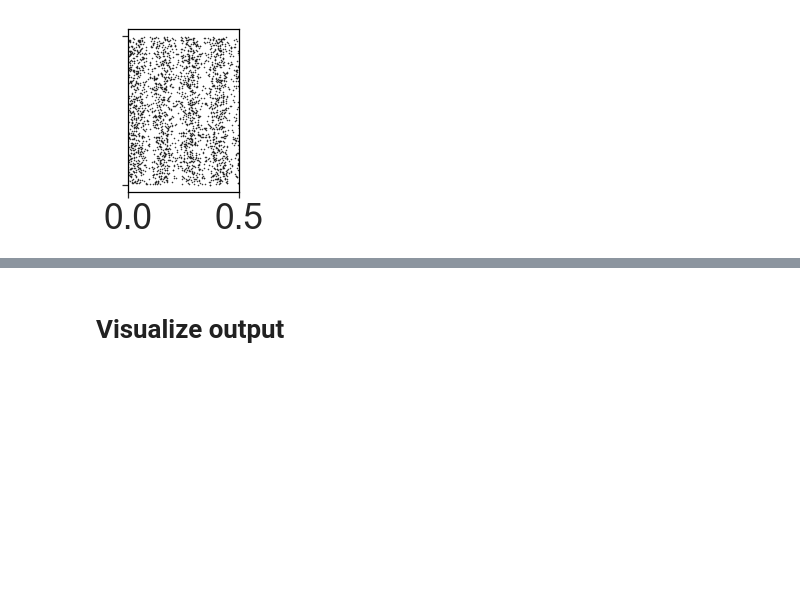
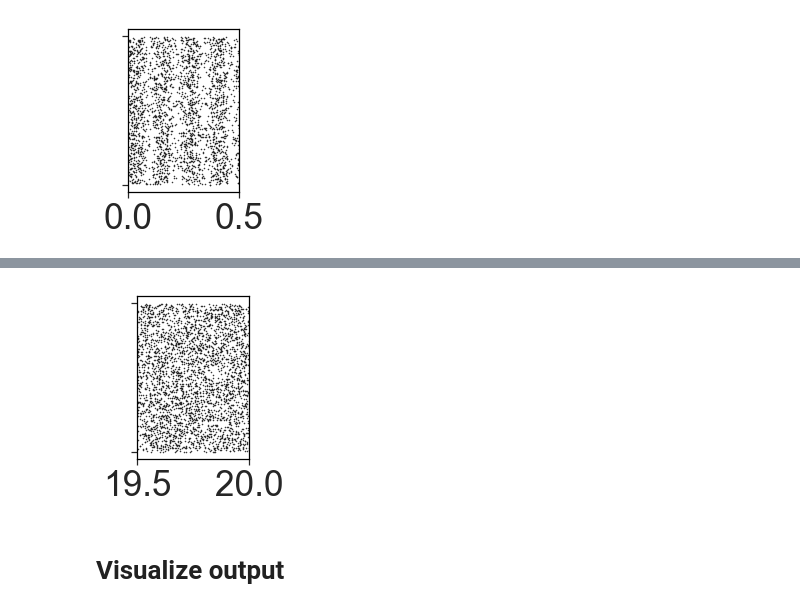
Before and after one commit to voytekresearch/resistingrhythm, a Jupyter notebook: resistingrhythm/ipynb/paper_figures_HHH.ipynb, the cells around one changed output, grey strips where cells are left out. Saved outputs shown, nothing was run; the diff lists cells and outputs as text; code cells hidden in the pictures; blank space fills up the shorter version.

```diff
--- a/resistingrhythm/ipynb/paper_figures_HHH.ipynb
+++ b/resistingrhythm/ipynb/paper_figures_HHH.ipynb
@@ -135,3 +146,14 @@ _ = ax.set_xlim(0, 0.5)
+# %%
+# plt.figure()
+fig, ax = plt.subplots(1, sharex=True, figsize=(2, 3))
+
+_ = ax.plot(ts_in, ns_in,
+               markersize=.5, marker='o', linestyle='', color='k')
+_ = ax.set_yticklabels([])
+_ = ax.set_xlim(19.5, 20.0)
+# sns.despine()
+# %% [output]
+[figure, added]
 # %% [markdown]
 # Visualize output
 # %%
```
Also changed, not shown: parts of 3 cells of this notebook, 1 other file.
